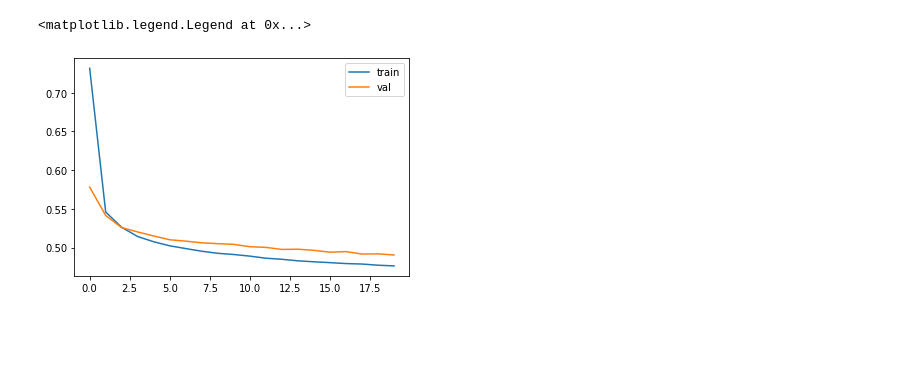
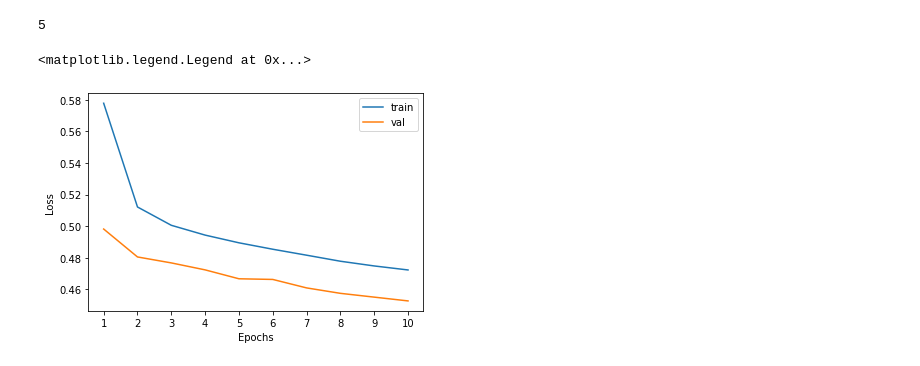
Before and after one commit to Abhirikshma/HackathonLinking, a Jupyter notebook: trackster-gnn.ipynb, the cells around one changed output. Saved outputs shown, nothing was run; the diff lists cells and outputs as text; code cells hidden in the pictures; blank space fills up the shorter version.

```diff
--- a/trackster-gnn.ipynb
+++ b/trackster-gnn.ipynb
@@ -51,7 +52,7 @@ class GraphNet(nn.Module):
         H = self.inputnetwork(X)
         #print(f"size after inputnet {H.size()}")
         for i in range(self.niters):
-            H = self.graphconv(H, data.edge_index)
+            H = self.graphconv(H, Utils.to_undirected(data.edge_index))
             #print(f"size of H after {i}th iter {H.size()}")
 
         src, dst = data.edge_index
@@ -63,13 +64,14 @@ class GraphNet(nn.Module):
         return self.edgenetwork(torch.cat([H[src], H[dst]], dim=-1)).squeeze(-1)
 # %%
 # Load data
-with open("node_features", "rb") as fp:
+f = "dataset_closeByDoublePion/"
+with open(f+"node_features", "rb") as fp:
     X = pickle.load(fp)
 
-with open("edges", "rb") as fp:
+with open(f+"edges", "rb") as fp:
     Edges = pickle.load(fp)
 
-with open("edges_labels", "rb") as fp:
+with open(f+"edges_labels", "rb") as fp:
     Edge_labels = pickle.load(fp)
 # %%
 # process data
@@ -119,23 +128,27 @@ len(testDataset)
 # %%
 # Training
+
+epochs = 10
+batch_size = 32
 
 device = torch.device('cuda' if torch.cuda.is_available() else 'cpu')
 model = GraphNet().to(device)
 #data = data_list.to(device)
-trainLoader = DataLoader(trainDataset, batch_size=32)
-valLoader = DataLoader(valDataset, batch_size=32)
+trainLoader = DataLoader(trainDataset, batch_size=batch_size)
+valLoader = DataLoader(valDataset, batch_size=batch_size)
 optimizer = torch.optim.Adam(model.parameters(), lr=0.001, weight_decay=5e-4)
 
 train_loss_history = []
 val_loss_history = []
 model.train()
-for epoch in range(20):
+for epoch in range(epochs):
     batchloss = []
     for sample in trainLoader:
         optimizer.zero_grad()
         sample.to(device)
         out = model(sample)
-        loss = F.binary_cross_entropy(out, sample.edge_label)
+        weight = [1. if l > 0.9 else 1.1 for l in sample.edge_label] # weigh up false edges
+        loss = F.binary_cross_entropy(out, sample.edge_label, weight=torch.tensor(weight))
         batchloss.append(loss.item())
         loss.backward()
         optimizer.step()
@@ -175,7 +178,14 @@ epoch 19 - train loss 0.4763502900600433 - val loss 0.4905003048479557
+# %%
+len(train_loss_history)
+# %% [output]
+5
 # %%
-plt.plot(range(20), train_loss_history, label='train')
-plt.plot(range(20), val_loss_history, label='val')
+plt.plot(train_loss_history, label='train')
+plt.plot(val_loss_history, label='val')
+plt.ylabel("Loss")
+plt.xlabel("Epochs")
+plt.xticks(range(epochs), range(1, epochs+1))
 plt.legend()
 # %% [output]
 <matplotlib.legend.Legend at 0x...>
-[figure, old version]
+[figure, new version]
```
Also changed, not shown: parts of 8 cells of this notebook, 1 other file.
